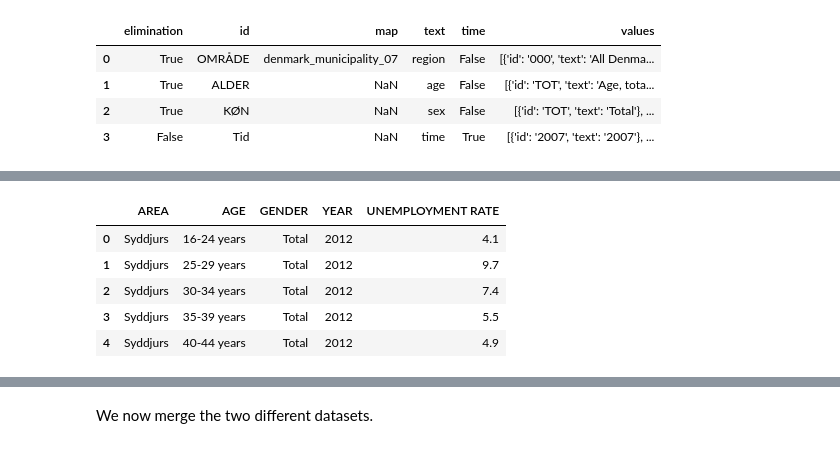
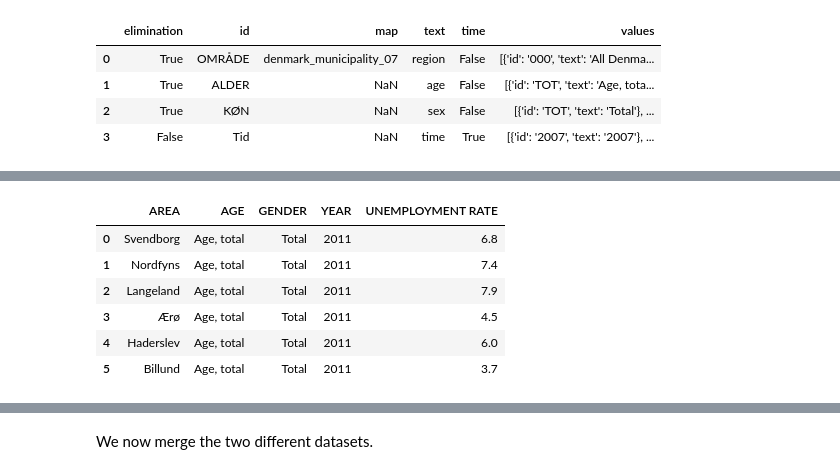
Before and after one commit to MathiasNymand/projects-2019-team-spirit, a Jupyter notebook: dataproject/dataproject22.ipynb, the cells around one changed output, grey strips where cells are left out. Cells and saved outputs as stored; diff of their text form; code cells hidden in the pictures.

```diff
--- a/dataproject/dataproject22.ipynb
+++ b/dataproject/dataproject22.ipynb
@@ -169,5 +140,5 @@ AULP01_vars
 | 2 | True | KØN | NaN | sex | False | [{'id': 'TOT', 'text': 'Total'}, ... |
 | 3 | False | Tid | NaN | time | True | [{'id': '2007', 'text': '2007'}, ... |
 # %%
-AULP01 = dst.get_data(table_id = 'AULP01', variables={'OMRÅDE':['*'], 'ALDER':['*'], 'KØN':['*'], 'TID':['*'] })
+AULP01 = dst.get_data(table_id = 'AULP01', variables={'OMRÅDE':['*'], 'ALDER':['TOT'], 'KØN':['TOT'], 'TID':['*'] })
 AULP01.head()
@@ -174,12 +152,13 @@ AULP01.head()
 # %%
 AULP01_en = AULP01.rename(columns={"OMRÅDE": "AREA", "ALDER": "AGE", "KØN": "GENDER",\
                                    "TID": "YEAR", "INDHOLD": "UNEMPLOYMENT RATE"})
-AULP01_en.head()
+AULP01_en.head(6)
 # %% [output]
 |  | AREA | AGE | GENDER | YEAR | UNEMPLOYMENT RATE |
-| 0 | Syddjurs | 16-24 years | Total | 2012 | 4.1 |
-| 1 | Syddjurs | 25-29 years | Total | 2012 | 9.7 |
-| 2 | Syddjurs | 30-34 years | Total | 2012 | 7.4 |
-| 3 | Syddjurs | 35-39 years | Total | 2012 | 5.5 |
-| 4 | Syddjurs | 40-44 years | Total | 2012 | 4.9 |
+| 0 | Svendborg | Age, total | Total | 2011 | 6.8 |
+| 1 | Nordfyns | Age, total | Total | 2011 | 7.4 |
+| 2 | Langeland | Age, total | Total | 2011 | 7.9 |
+| 3 | Ærø | Age, total | Total | 2011 | 4.5 |
+| 4 | Haderslev | Age, total | Total | 2011 | 6.0 |
+| 5 | Billund | Age, total | Total | 2011 | 3.7 |
 # %%
```
Also changed, not shown: parts of 24 cells of this notebook.
